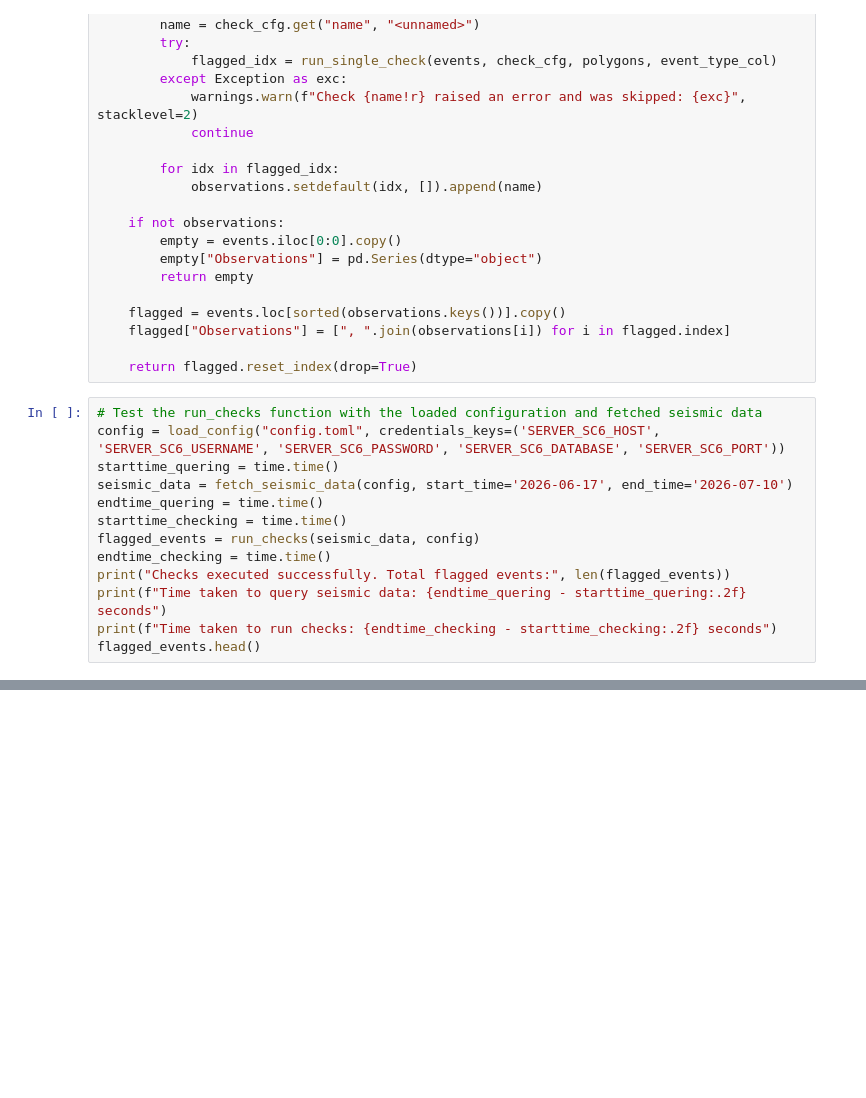
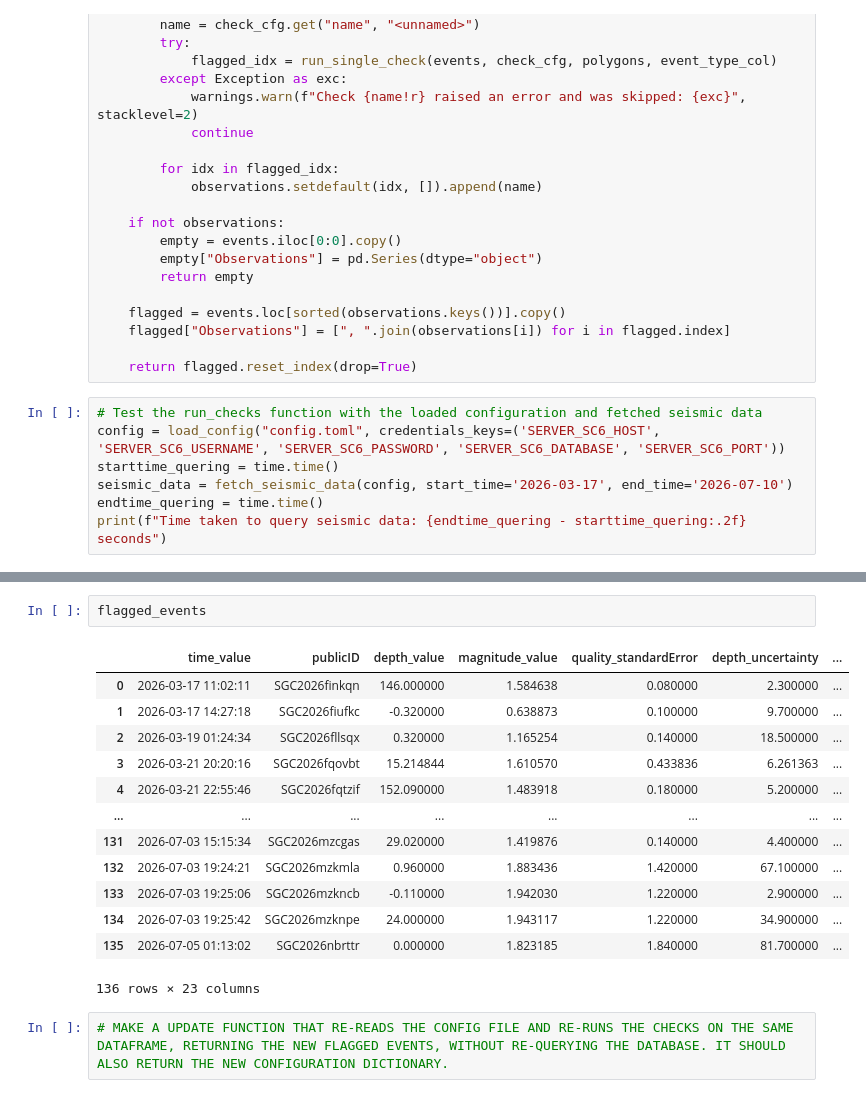
Before and after one commit to KenethGarcia/Revision_Sismicidad_SGC, a Jupyter notebook: notebooks/Setting_config_file.ipynb, the cells around one changed output, grey strips where cells are left out. Cells and saved outputs as stored; diff of their text form; blank space fills up the shorter version.

Commit message:
Added final testings with new TOML checks

```diff
--- a/notebooks/Setting_config_file.ipynb
+++ b/notebooks/Setting_config_file.ipynb
@@ -1213,13 +1213,7 @@ def run_checks(
 # Test the run_checks function with the loaded configuration and fetched seismic data
 config = load_config("config.toml", credentials_keys=('SERVER_SC6_HOST', 'SERVER_SC6_USERNAME', 'SERVER_SC6_PASSWORD', 'SERVER_SC6_DATABASE', 'SERVER_SC6_PORT'))
 starttime_quering = time.time()
-seismic_data = fetch_seismic_data(config, start_time='2026-06-17', end_time='2026-07-10')
+seismic_data = fetch_seismic_data(config, start_time='2026-03-17', end_time='2026-07-10')
 endtime_quering = time.time()
-starttime_checking = time.time()
-flagged_events = run_checks(seismic_data, config)
-endtime_checking = time.time()
-print("Checks executed successfully. Total flagged events:", len(flagged_events))
 print(f"Time taken to query seismic data: {endtime_quering - starttime_quering:.2f} seconds")
-print(f"Time taken to run checks: {endtime_checking - starttime_checking:.2f} seconds")
-flagged_events.head()
 # %% [output]
@@ -1235,0 +1230,18 @@ Time taken to run checks: 0.04 seconds
+# %%
+flagged_events
+# %% [output]
+|  | time_value | publicID | depth_value | magnitude_value | quality_standardError | depth_uncertainty | ... |
+| 0 | 2026-03-17 11:02:11 | SGC2026finkqn | 146.000000 | 1.584638 | 0.080000 | 2.300000 | ... |
+| 1 | 2026-03-17 14:27:18 | SGC2026fiufkc | -0.320000 | 0.638873 | 0.100000 | 9.700000 | ... |
+| 2 | 2026-03-19 01:24:34 | SGC2026fllsqx | 0.320000 | 1.165254 | 0.140000 | 18.500000 | ... |
+| 3 | 2026-03-21 20:20:16 | SGC2026fqovbt | 15.214844 | 1.610570 | 0.433836 | 6.261363 | ... |
+| 4 | 2026-03-21 22:55:46 | SGC2026fqtzif | 152.090000 | 1.483918 | 0.180000 | 5.200000 | ... |
+| ... | ... | ... | ... | ... | ... | ... | ... |
+| 131 | 2026-07-03 15:15:34 | SGC2026mzcgas | 29.020000 | 1.419876 | 0.140000 | 4.400000 | ... |
+| 132 | 2026-07-03 19:24:21 | SGC2026mzkmla | 0.960000 | 1.883436 | 1.420000 | 67.100000 | ... |
+| 133 | 2026-07-03 19:25:06 | SGC2026mzkncb | -0.110000 | 1.942030 | 1.220000 | 2.900000 | ... |
+| 134 | 2026-07-03 19:25:42 | SGC2026mzknpe | 24.000000 | 1.943117 | 1.220000 | 34.900000 | ... |
+| 135 | 2026-07-05 01:13:02 | SGC2026nbrttr | 0.000000 | 1.823185 | 1.840000 | 81.700000 | ... |
+136 rows × 23 columns
+# %%
+# MAKE A UPDATE FUNCTION THAT RE-READS THE CONFIG FILE AND RE-RUNS THE CHECKS ON THE SAME DATAFRAME, RETURNING THE NEW FLAGGED EVENTS, WITHOUT RE-QUERYING THE DATABASE. IT SHOULD ALSO RETURN THE NEW CONFIGURATION DICTIONARY.
```
Also changed, not shown: parts of 4 cells of this notebook.
